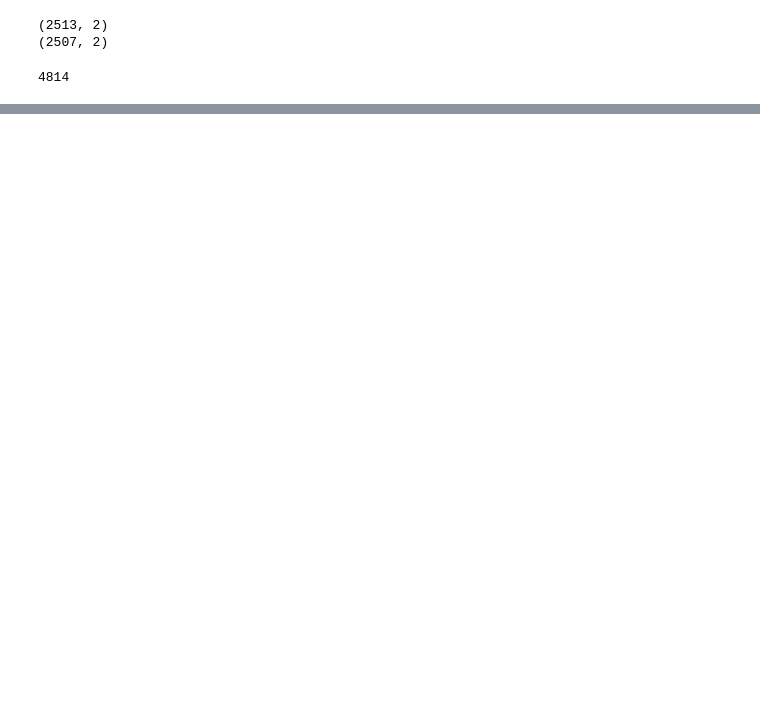
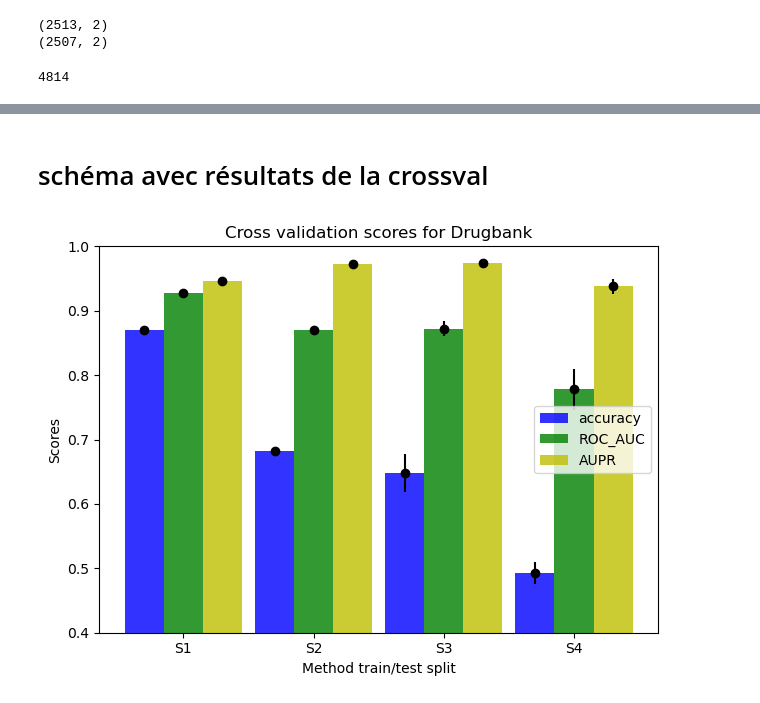
Before and after one commit to Guichaoua/chemogenomic, a Jupyter notebook: Datas DB.ipynb, the cells around one changed output, grey strips where cells are left out. Cells and saved outputs as stored; diff of their text form; code cells hidden in the pictures; blank space fills up the shorter version.

```diff
--- a/Datas DB.ipynb
+++ b/Datas DB.ipynb
@@ -855,0 +1024,74 @@ for elt in test:
+# %% [markdown]
+# schéma avec résultats de la crossval
+# %%
+
+DB_accuracy_S4 = [0.4845,0.5180,0.4854,0.4699,0.5065]
+DB_ROC_AUC_S4 =[0.7832854747191657,0.7190511250613553,0.8085115665584416,0.7741201434111363,0.8053236332513105]
+DB_AUPR_S4 = [0.931095415257565,0.9189509015322324,0.9440185762565299,0.9433648344609115,0.9522768314139979]
+
+#prot orphan
+DB_accuracy_S3 = [0.6822,0.6347,0.6851,0.6235,0.6161]
+DB_ROC_AUC_S3 =[0.8731900569037392,0.872090759798921,0.8899452027414113,0.8518455139985268, 0.8734608460718898]
+DB_AUPR_S3 = [0.9740630633706531,0.9728575230353529,0.9781214524791593,0.967018191745203,0.9746980063355056]
+
+#mol orphan
+DB_accuracy_S2 = [0.6851,0.6711,0.6770,0.6939,0.6801]
+DB_ROC_AUC_S2 =[0.8774067148031484,0.8733085193696133,0.8612888298662631,0.8680957763551551,0.8667111162232435]
+DB_AUPR_S2 = [0.9750742477688557,0.9729436459312542,0.9709257958070807,0.9720408070212536,0.972260605008777]
+
+
+DB_accuracy_S1 = [0.8719,0.8729,0.8708,0.8686,0.8697]
+DB_ROC_AUC_S1 =[0.9275988234526384,0.9311233884840462,0.9235673505050273,0.9277354520152647,0.9250438826222422]
+DB_AUPR_S1 = [0.9461944516328475,0.9487032219112164,0.9440702725951011,0.9458847923854079,0.9448386026658445]
+# %%
+# faire un diagramme en barre avec la moyenne des 5fold et l'ecart type pour chaque methode
+
+
+import matplotlib.pyplot as plt
+import numpy as np
+
+# data to plot
+n_groups = 4
+means_acc = (np.mean(DB_accuracy_S1), np.mean(DB_accuracy_S2), np.mean(DB_accuracy_S3), np.mean(DB_accuracy_S4))
+means_ROC_AUC = (np.mean(DB_ROC_AUC_S1), np.mean(DB_ROC_AUC_S2), np.mean(DB_ROC_AUC_S3), np.mean(DB_ROC_AUC_S4))
+means_AUPR = (np.mean(DB_AUPR_S1), np.mean(DB_AUPR_S2), np.mean(DB_AUPR_S3), np.mean(DB_AUPR_S4))
+
+std_acc = (np.std(DB_accuracy_S1), np.std(DB_accuracy_S2), np.std(DB_accuracy_S3), np.std(DB_accuracy_S4))
+std_ROC_AUC = (np.std(DB_ROC_AUC_S1), np.std(DB_ROC_AUC_S2), np.std(DB_ROC_AUC_S3), np.std(DB_ROC_AUC_S4))
+std_AUPR = (np.std(DB_AUPR_S1), np.std(DB_AUPR_S2), np.std(DB_AUPR_S3), np.std(DB_AUPR_S4))
+
+# create plot
+fig, ax = plt.subplots()
+index = np.arange(n_groups)
+bar_width = 0.3
+opacity = 0.8
+
+rects1 = plt.bar(index, means_acc, bar_width,
+alpha=opacity,
+color='b',
+label='accuracy')
+plt.errorbar(index, means_acc, yerr=std_acc, fmt='o', color='black')
+
+rects2 = plt.bar(index + bar_width, means_ROC_AUC, bar_width,
+alpha=opacity,
+color='g',
+label='ROC_AUC')
+plt.errorbar(index + bar_width, means_ROC_AUC, yerr=std_ROC_AUC, fmt='o', color='black')
+
+rects3 = plt.bar(index + 2*bar_width, means_AUPR, bar_width,
+alpha=opacity,
+color='y',
+label='AUPR')
+plt.errorbar(index + 2*bar_width, means_AUPR, yerr=std_AUPR, fmt='o', color='black')
+
+plt.xlabel('Method train/test split')
+plt.ylabel('Scores')
+plt.title('Cross validation scores for Drugbank')
+plt.xticks(index + bar_width, ('S1', 'S2', 'S3', 'S4'))
+plt.ylim(0.4,1)
+plt.legend()
+
+plt.tight_layout()
+plt.show()
+# %% [output]
+[figure, added]
```
Also changed, not shown: parts of 40 cells of this notebook, 42 other files.
